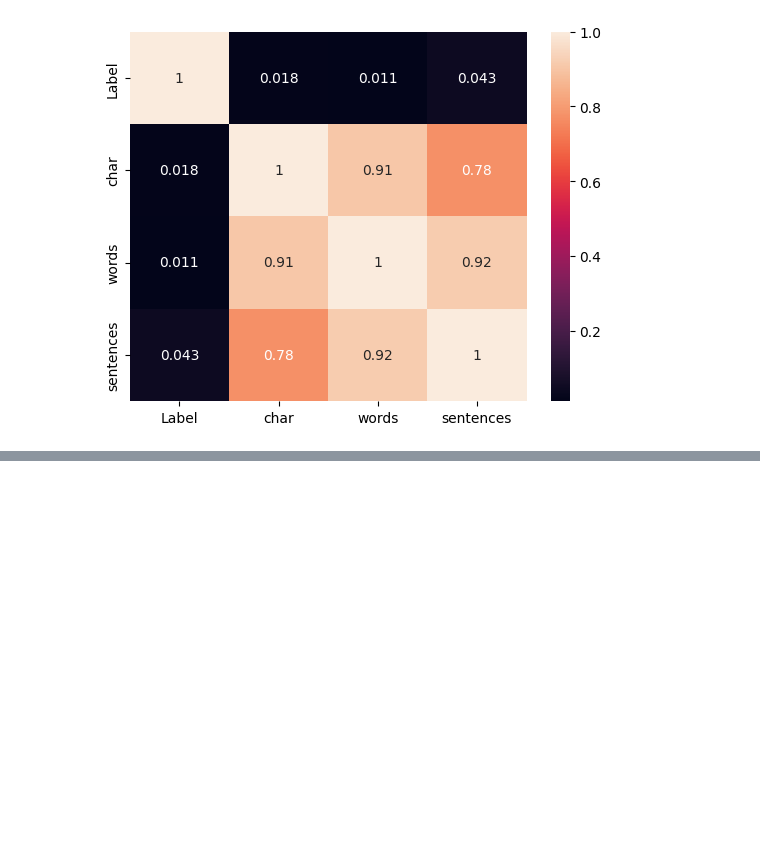
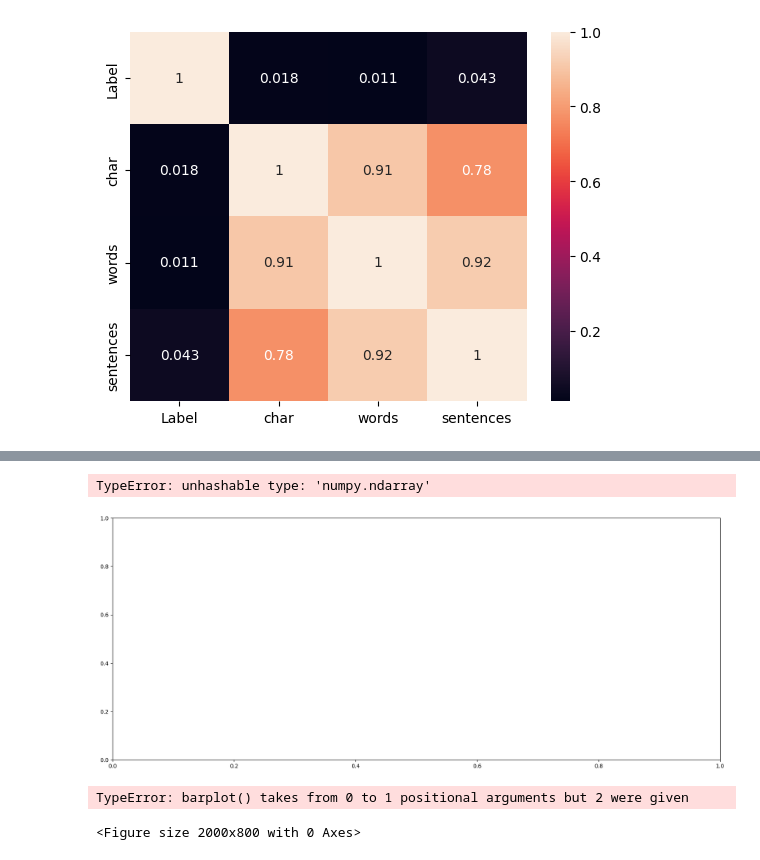
Before and after one commit to Tarzan-07/PersonalProjects, a Jupyter notebook: Spam Classifier/SpamClassification2.ipynb, the cells around one changed output, grey strips where cells are left out. Saved outputs shown, nothing was run; the diff lists cells and outputs as text; code cells hidden in the pictures; blank space fills up the shorter version.

```diff
--- a/Spam Classifier/SpamClassification2.ipynb
+++ b/Spam Classifier/SpamClassification2.ipynb
@@ -160,0 +180,9 @@ print("hello world !")
+# %%
+# creating a list of all the words in processed spam emails
+
+spam_corpus = []
+for mail in df[df['Label'] == 1]['clean_text'].tolist():
+    for word in mail.split():
+        spam_corpus.append(word)
+
+len(spam_corpus)
@@ -160,0 +231,22 @@ print("hello world !")
+# %%
+plt.figure(figsize=(20, 8))
+# data = (Counter(spam_corpus).most_common(50)[0], Counter(spam_corpus).most_common(50)[1])
+# sns.barplot(data=data)
+data=pd.DataFrame(Counter(spam_corpus).most_common(50))
+data.columns=['words', 'occurences']
+plt.bar(pd.DataFrame(Counter(spam_corpus).most_common(50)[0]), pd.DataFrame(Counter(spam_corpus).most_common(50)[1]))
+# plt.xticks(rotation='vertical')
+plt.show()
+
+# data.head()
+# %% [output]
+TypeError: unhashable type: 'numpy.ndarray'
+[figure, added]
+# %%
+plt.figure(figsize=(20,8))
+sns.barplot(pd.DataFrame(Counter(spam_corpus).most_common(50))[0],pd.DataFrame(Counter(spam_corpus).most_common(50))[1])
+plt.xticks(rotation='vertical')
+plt.show()
+# %% [output]
+TypeError: barplot() takes from 0 to 1 positional arguments but 2 were given
+<Figure size 2000x800 with 0 Axes>
```
Also changed, not shown: parts of 9 cells of this notebook.
